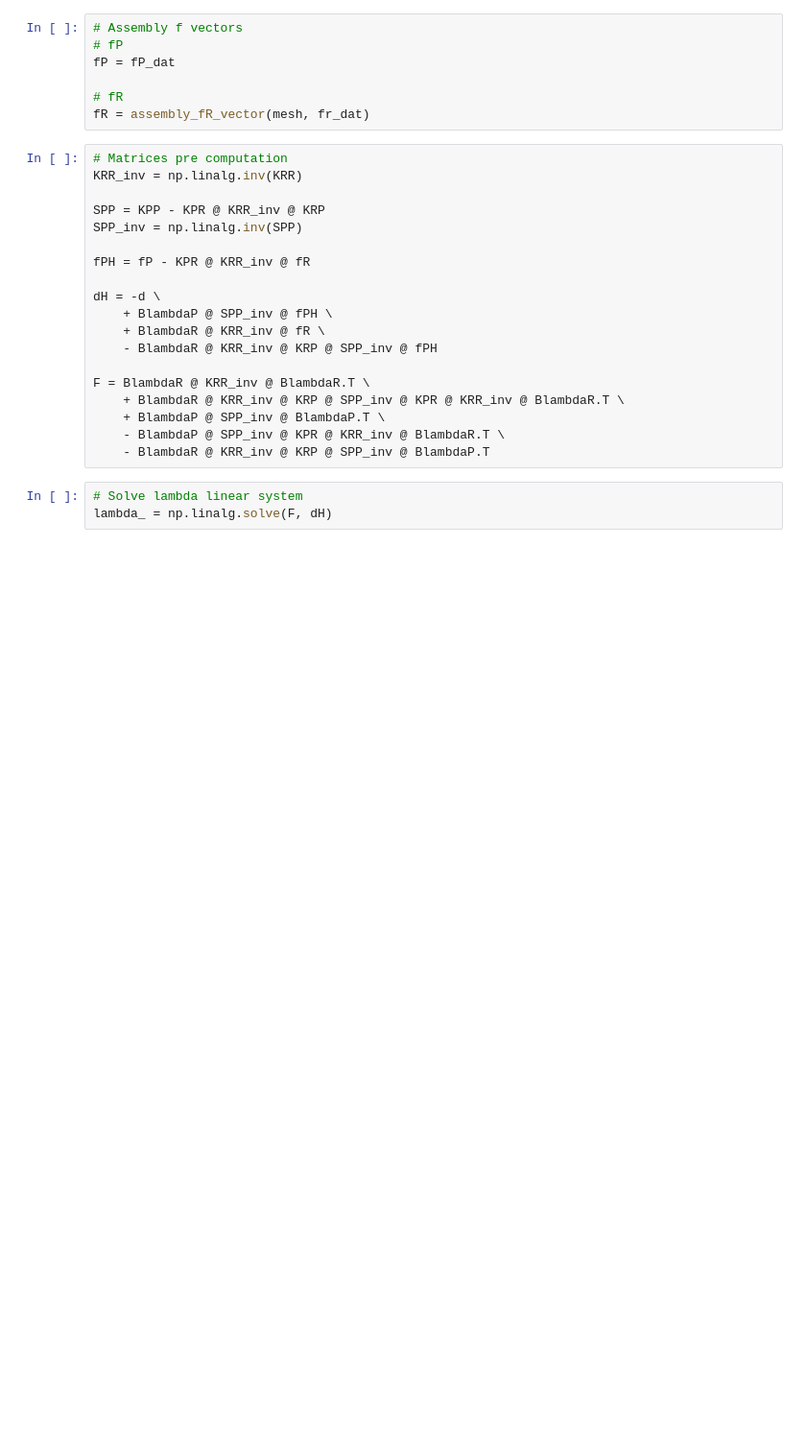
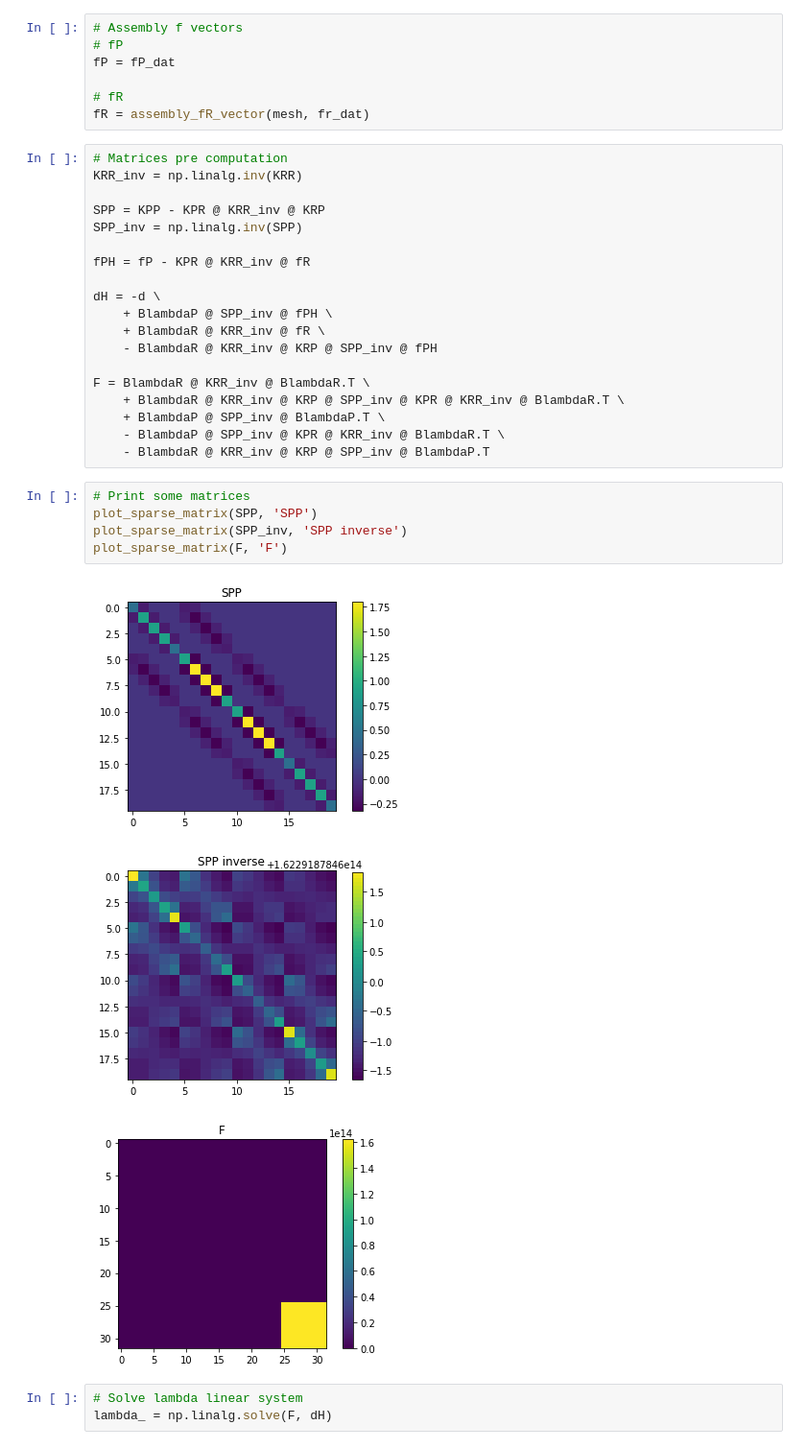
Before and after one commit to pauromeu/feti-dp-sp1, a Jupyter notebook: code/serial/main.ipynb, the cells around one changed output. Shown at 96% size. Drawn from its saved outputs; the diff is of its cells as text; blank space fills up the shorter version.

```diff
--- a/code/serial/main.ipynb
+++ b/code/serial/main.ipynb
@@ -99,6 +107,15 @@ F = BlambdaR @ KRR_inv @ BlambdaR.T \
     + BlambdaP @ SPP_inv @ BlambdaP.T \
     - BlambdaP @ SPP_inv @ KPR @ KRR_inv @ BlambdaR.T \
     - BlambdaR @ KRR_inv @ KRP @ SPP_inv @ BlambdaP.T
+# %%
+# Print some matrices
+plot_sparse_matrix(SPP, 'SPP')
+plot_sparse_matrix(SPP_inv, 'SPP inverse')
+plot_sparse_matrix(F, 'F')
+# %% [output]
+[figure, added]
+[figure, added]
+[figure, added]
 # %%
 # Solve lambda linear system
 lambda_ = np.linalg.solve(F, dH)
```
Also changed, not shown: parts of 5 cells of this notebook.
